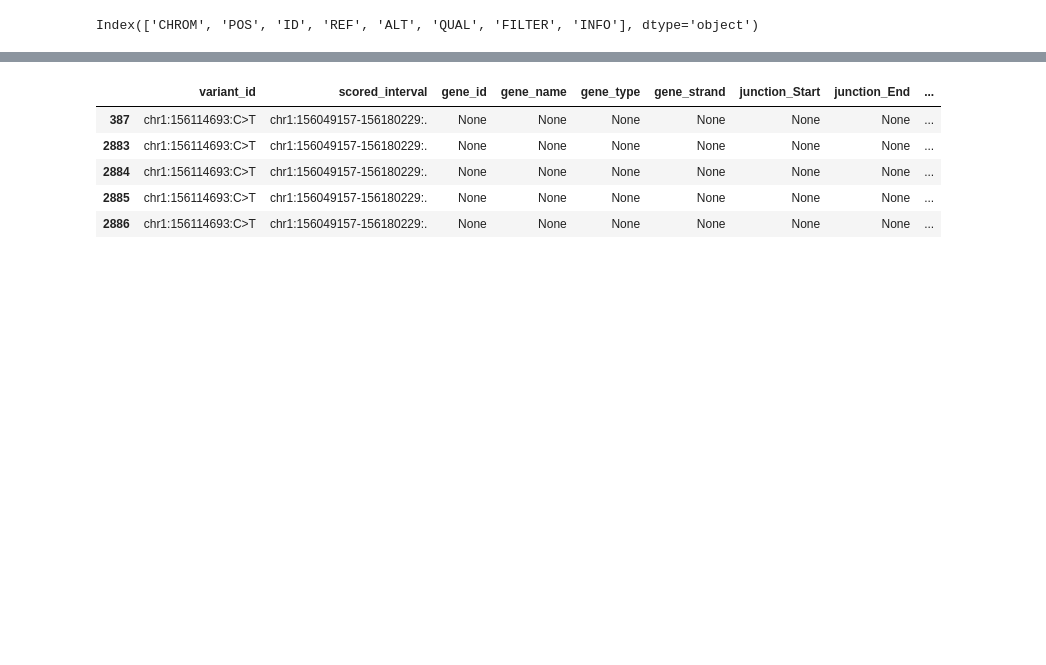
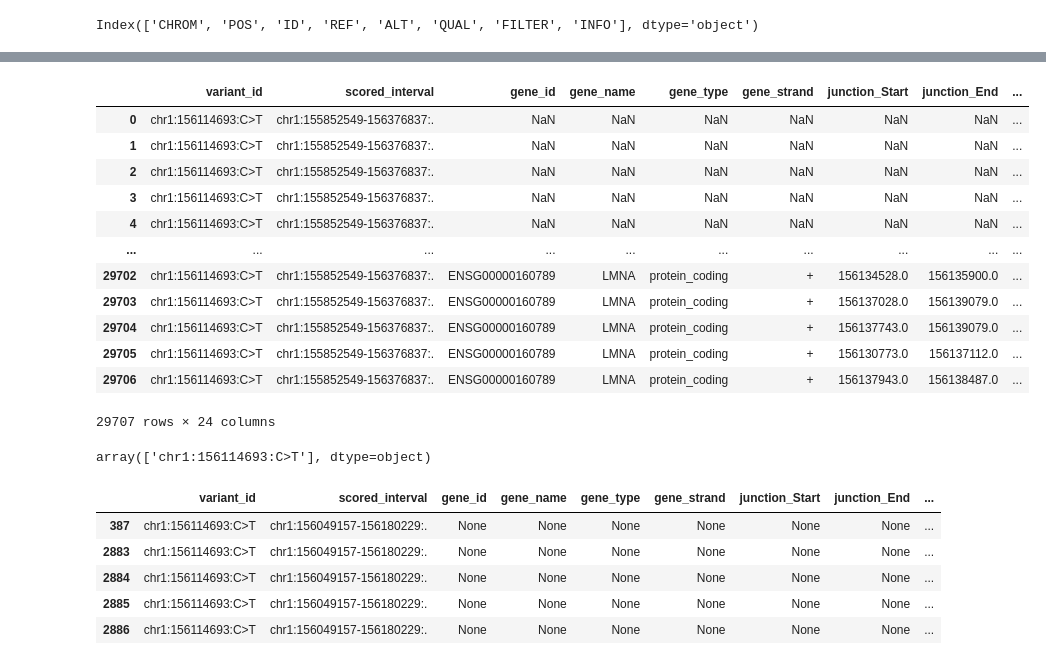
Before and after one commit to cralbers/variant-effects, a Jupyter notebook: osc/variant_scoring_osc.ipynb, the cells around one changed output, grey strips where cells are left out. Saved outputs shown, nothing was run; the diff lists cells and outputs as text; code cells hidden in the pictures; blank space fills up the shorter version.

```diff
--- a/osc/variant_scoring_osc.ipynb
+++ b/osc/variant_scoring_osc.ipynb
@@ -380,3 +394,24 @@ JaxRuntimeError: RESOURCE_EXHAUSTED: Out of memory while trying to allocate 1.43
+# %%
+lmna_var_scores = pd.read_csv(f'{BASE_PATH}ag/variant-effects/osc/outputs/lmna_variants_pathogenic_VUS_LMNA.524288.scores.csv')
+lmna_var_scores
+# %% [output]
+|  | variant_id | scored_interval | gene_id | gene_name | gene_type | gene_strand | junction_Start | junction_End | ... |
+| 0 | chr1:156114693:C>T | chr1:155852549-156376837:. | NaN | NaN | NaN | NaN | NaN | NaN | ... |
+| 1 | chr1:156114693:C>T | chr1:155852549-156376837:. | NaN | NaN | NaN | NaN | NaN | NaN | ... |
+| 2 | chr1:156114693:C>T | chr1:155852549-156376837:. | NaN | NaN | NaN | NaN | NaN | NaN | ... |
+| 3 | chr1:156114693:C>T | chr1:155852549-156376837:. | NaN | NaN | NaN | NaN | NaN | NaN | ... |
+| 4 | chr1:156114693:C>T | chr1:155852549-156376837:. | NaN | NaN | NaN | NaN | NaN | NaN | ... |
+| ... | ... | ... | ... | ... | ... | ... | ... | ... | ... |
+| 29702 | chr1:156114693:C>T | chr1:155852549-156376837:. | ENSG00000160789 | LMNA | protein_coding | + | 156134528.0 | 156135900.0 | ... |
+| 29703 | chr1:156114693:C>T | chr1:155852549-156376837:. | ENSG00000160789 | LMNA | protein_coding | + | 156137028.0 | 156139079.0 | ... |
+| 29704 | chr1:156114693:C>T | chr1:155852549-156376837:. | ENSG00000160789 | LMNA | protein_coding | + | 156137743.0 | 156139079.0 | ... |
+| 29705 | chr1:156114693:C>T | chr1:155852549-156376837:. | ENSG00000160789 | LMNA | protein_coding | + | 156130773.0 | 156137112.0 | ... |
+| 29706 | chr1:156114693:C>T | chr1:155852549-156376837:. | ENSG00000160789 | LMNA | protein_coding | + | 156137943.0 | 156138487.0 | ... |
+29707 rows × 24 columns
+# %%
+lmna_var_scores['variant_id'].unique()
+# %% [output]
+array(['chr1:156114693:C>T'], dtype=object)
 # %%
 # # Score variants in the VCF file.
 # results = []
```
Also changed, not shown: parts of 8 cells of this notebook, 14 other files.
